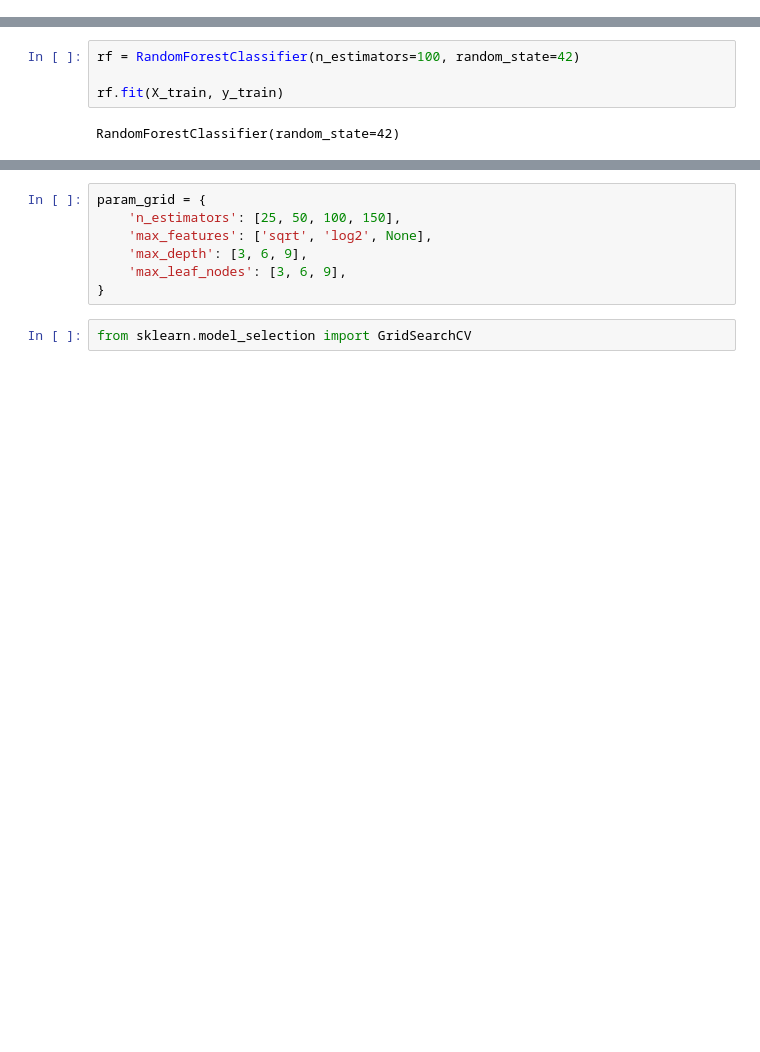
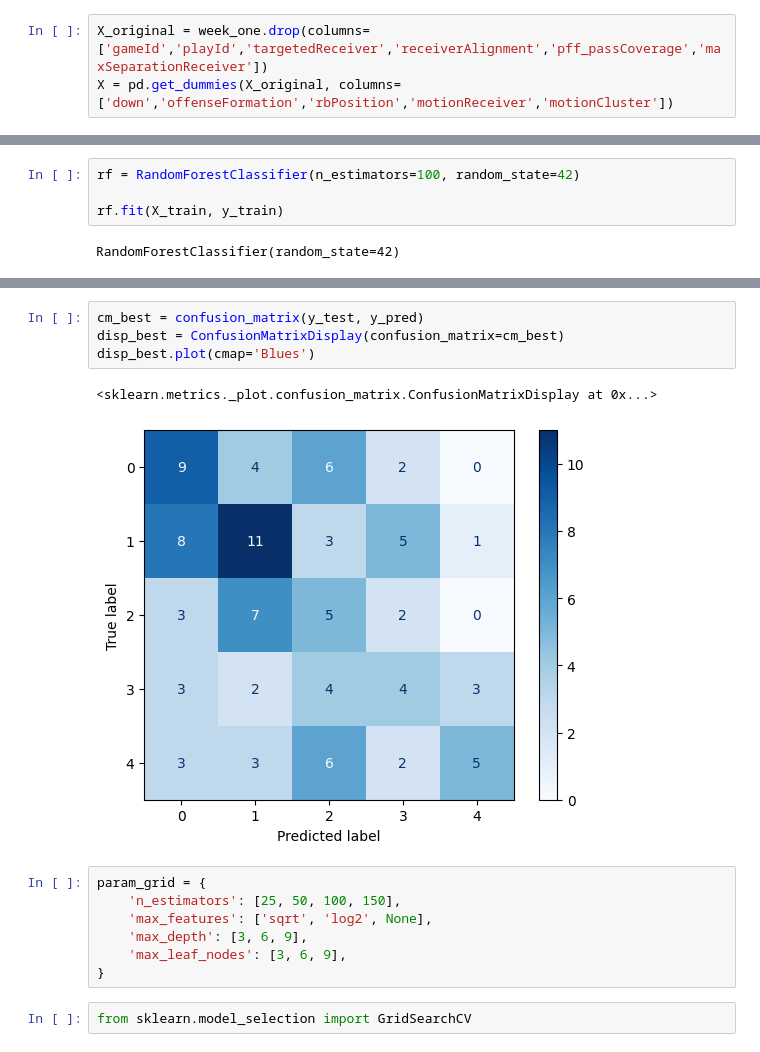
Before and after one commit to rohitbh7/nfl, a Jupyter notebook: datacleaning.ipynb, the cells around one changed output, grey strips where cells are left out. Drawn from its saved outputs; the diff is of its cells as text; blank space fills up the shorter version.

```diff
--- a/datacleaning.ipynb
+++ b/datacleaning.ipynb
@@ -327,3 +292,6 @@ from sklearn.metrics import accuracy_score, classification_report
+# %%
+X_original = week_one.drop(columns=['gameId','playId','targetedReceiver','receiverAlignment','pff_passCoverage','maxSeparationReceiver'])
+X = pd.get_dummies(X_original, columns=['down','offenseFormation','rbPosition','motionReceiver','motionCluster'])
 # %%
 X_train, X_test, y_train, y_test = train_test_split(X, y, test_size=0.2, random_state=42)
 # %%
@@ -376,3 +329,10 @@ weighted avg       0.30      0.24      0.23       101
+# %%
+cm_best = confusion_matrix(y_test, y_pred)
+disp_best = ConfusionMatrixDisplay(confusion_matrix=cm_best)
+disp_best.plot(cmap='Blues')
+# %% [output]
+<sklearn.metrics._plot.confusion_matrix.ConfusionMatrixDisplay at 0x...>
+[figure, added]
 # %%
 param_grid = {
     'n_estimators': [25, 50, 100, 150],
```
Also changed, not shown: parts of 33 cells of this notebook.
